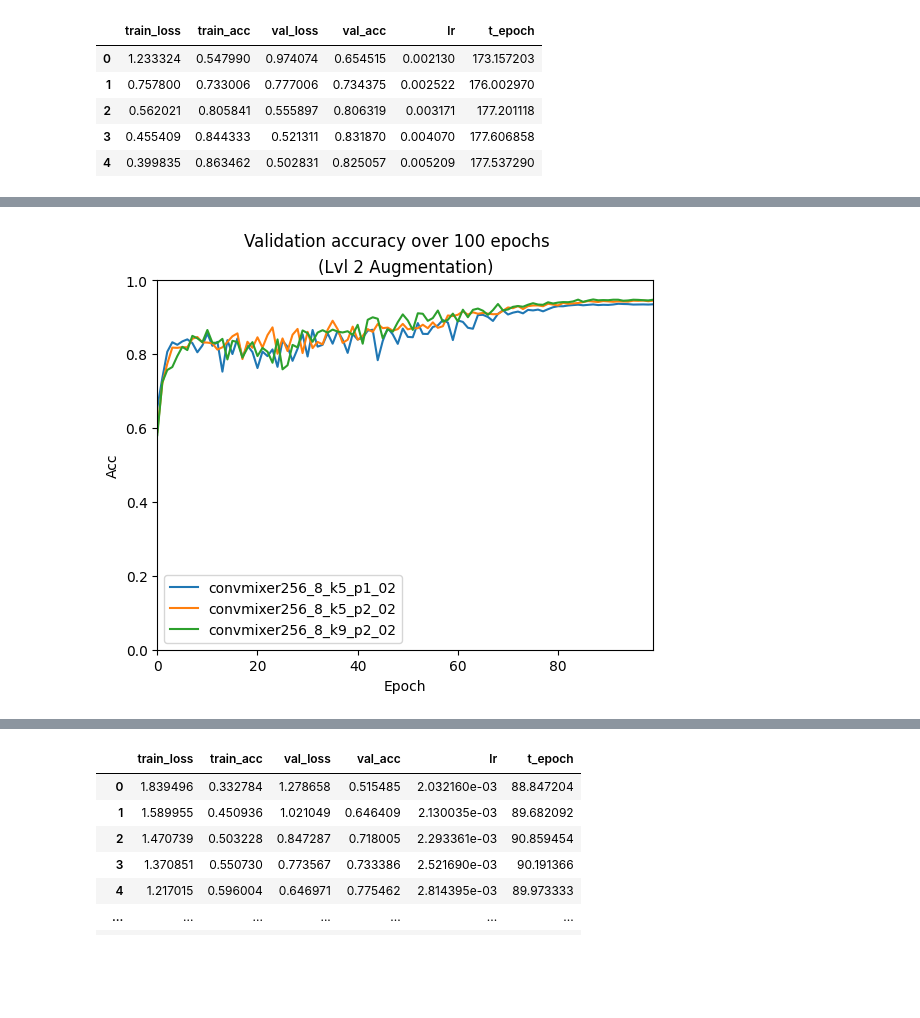
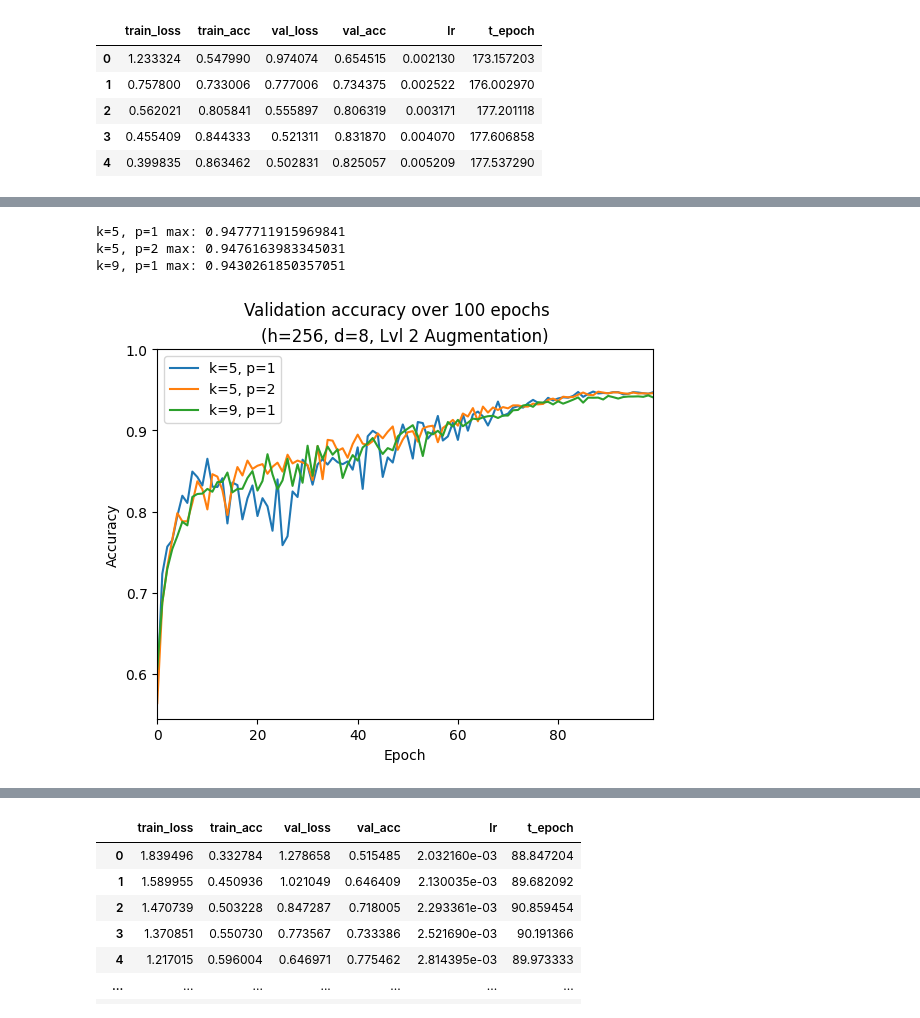
Before and after one commit to cprimel/cifar10-pytorch, a Jupyter notebook: examples/plots.ipynb, the cells around one changed output, grey strips where cells are left out. Drawn from its saved outputs; the diff is of its cells as text; code cells hidden in the pictures; blank space fills up the shorter version.

```diff
--- a/examples/plots.ipynb
+++ b/examples/plots.ipynb
@@ -42,14 +42,15 @@ plt.figure()
 sample = experiments[3:6]
 labels = ["Aug lvl 0", "Aug lvl 1", "Aug lvl 2"]
 for idx, experiment in enumerate(sample):
-    plt.plot(data[idx].train_acc, label=labels[idx])
+    plt.plot(data[3:6][idx].train_acc, label=labels[idx])
+    print(f"{labels[idx]} max: {data[3:6][idx].train_acc.max()}")
 plt.legend()
 plt.xlabel('Epoch')
 plt.xlim(0,99)
-plt.ylabel('Loss / Acc')
-plt.ylim(0,1.0)
+plt.ylabel('Training accuracy')
+plt.ylim(top=1.0)
 plt.suptitle("Training accuracy over 100 epochs")
-plt.title("(kernel_size=5, patch_size=2)")
+plt.title("(h=256, d=8, k=5, p=2)")
 plt.savefig("../publish/images/training_k5p2.png", dpi=300)
 plt.show()
 # %% [output]
@@ -56,0 +61,16 @@ plt.show()
+# %%
+plt.figure()
+sample = experiments[::3]
+labels = ['d=8, k=5, p=1', 'd=8, k=5, p=2', 'd=8, k=9, p=1', 'd=16, k=9, p=2']
+for idx, experiment in enumerate(sample):
+    plt.plot(data[::3][idx].val_acc, label=labels[idx])
+    print(f"{labels[idx]} max: {data[::3][idx].val_acc.max()}")
+plt.legend()
+plt.xlabel('Epoch')
+plt.xlim(0,99)
+plt.ylabel('Accuracy')
+plt.ylim(top=1.0)
+plt.suptitle("Validation accuracy over 100 epochs")
+plt.title("(h=256, Lvl 0 Augmentation)")
+plt.savefig("../publish/images/val_lvl0.png", dpi=300)
+plt.show()
@@ -57,16 +83,21 @@ plt.show()
 # %%
 plt.figure()
 sample = experiments[2::3]
+labels = ['k=5, p=1', 'k=5, p=2', 'k=9, p=1']
 for idx, experiment in enumerate(sample):
-    plt.plot(data[idx].val_acc, label=sample[idx])
+    plt.plot(data[2::3][idx].val_acc, label=labels[idx])
+    print(f"{labels[idx]} max: {data[2::3][idx].val_acc.max()}")
 plt.legend()
 plt.xlabel('Epoch')
 plt.xlim(0,99)
-plt.ylabel('Acc')
-plt.ylim(0,1.0)
+plt.ylabel('Accuracy')
+plt.ylim(top=1.0)
 plt.suptitle("Validation accuracy over 100 epochs")
-plt.title("(Lvl 2 Augmentation)")
+plt.title("(h=256, d=8, Lvl 2 Augmentation)")
 plt.savefig("../publish/images/val_lvl2.png", dpi=300)
 plt.show()
 # %% [output]
+k=5, p=1 max: 0.9477711915969841
+k=5, p=2 max: 0.9476163983345031
+k=9, p=1 max: 0.9430261850357051
-[figure, old version]
+[figure, new version]
```
Also changed, not shown: parts of 6 cells of this notebook, 8 other files.
